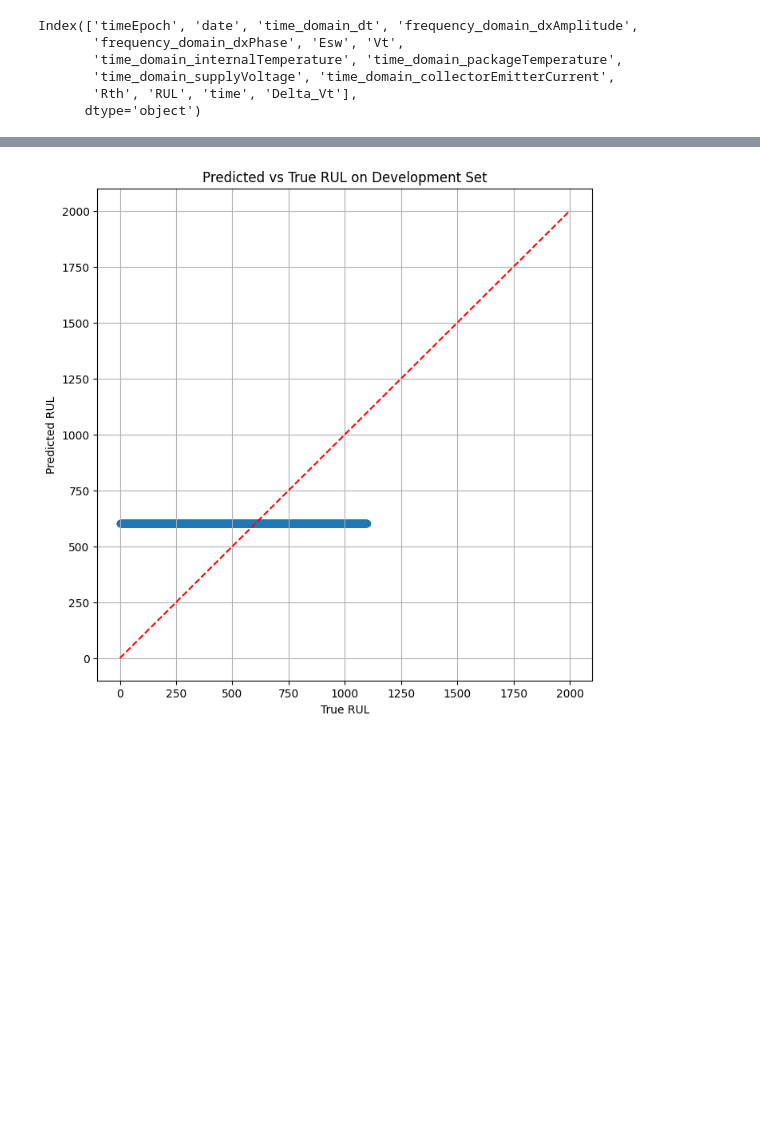
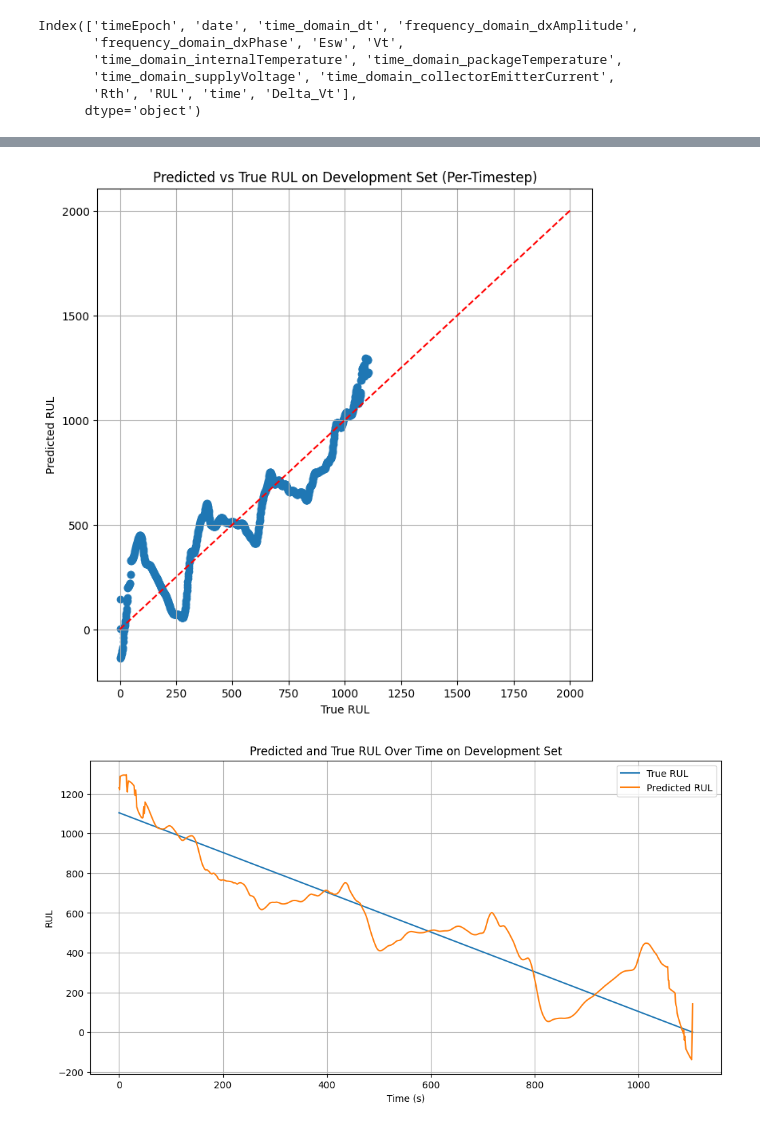
Before and after one commit to snorklerjoe/lifetime-prediction-machine-learning, a Jupyter notebook: model.ipynb, the cells around one changed output, grey strips where cells are left out. Drawn from its saved outputs; the diff is of its cells as text; code cells hidden in the pictures; blank space fills up the shorter version.

```diff
--- a/model.ipynb
+++ b/model.ipynb
@@ -81,12 +97,10 @@ class RULModel(torch.nn.Module):
     """ Contains a CNN fed by Esw, an LSTM fed by Rth and Vt, and a cross attention layer that combines the CNN and LSTM outputs to predict RUL. """
     def __init__(self, input_size: int, hidden_size: int, num_layers: int):
         super(RULModel, self).__init__()
-        self.cnnconv1=    torch.nn.Conv1d(in_channels=1, out_channels=hidden_size, kernel_size=7, padding='same', dilation=2)
-        self.cnnconv2=    torch.nn.Conv1d(in_channels=1, out_channels=hidden_size, kernel_size=5, padding='same')
+        self.cnnconv1=    torch.nn.Conv1d(in_channels=1, out_channels=hidden_size, kernel_size=7, padding='same', dilation=16)
+        self.cnnconv2=    torch.nn.Conv1d(in_channels=hidden_size, out_channels=hidden_size, kernel_size=5, padding='same')
         self.cnnrelu =    torch.nn.ReLU()
         self.cnnbn = torch.nn.BatchNorm1d(hidden_size)
-        # self.cnnpool =  torch.nn.AdaptiveAvgPool1d(1)
-        self.cnnpool =  torch.nn.AvgPool1d(kernel_size=4, stride=4)  # Downsample by a factor of 4 to reduce sequence length for attention
         self.lstm = torch.nn.LSTM(input_size=input_size, hidden_size=hidden_size, num_layers=num_layers, batch_first=True)
         self.attention = torch.nn.MultiheadAttention(embed_dim=hidden_size, num_heads=2, batch_first=True)
         self.fc = torch.nn.Linear(hidden_size, 1)
@@ -103,18 +117,16 @@ class RULModel(torch.nn.Module):
         cnn_out = self.cnnconv2(cnn_out)
         cnn_out = self.cnnrelu(cnn_out)
         cnn_out = self.cnnbn(cnn_out)
-        cnn_out = self.cnnpool(cnn_out).transpose(1,2)
+        cnn_out = cnn_out.transpose(1,2)  # (batch, seq_len, hidden_size)
 
         # LSTM branch for Rth and Vt
         lstm_out, _ = self.lstm(rth_vt)
 
         # Cross attention between CNN and LSTM outputs
-        attn_output, _ = self.attention(cnn_out, lstm_out,  lstm_out)
+        attn_output, _ = self.attention(cnn_out, lstm_out, lstm_out)
 
-        # Final RUL prediction
-        # rul_pred = self.fc(attn_output[:, 0, :])  # Want a scalar
-        rul_pred = self.fc(cnn_out)  # Want a scalar
-        # rul_pred = self.fc(lstm_out[:, 0, :])  # Want a scalar
+        # Final RUL prediction using fused attention output
+        rul_pred = self.fc(attn_output)  # Per-timestep predictions: (batch, seq_len, 1)
 
         return rul_pred
 # %%
@@ -241,33 +269,37 @@ plt.show()
 # %%
 # Plot estimated RUL vs true RUL for the development set
-
-data_pred = []
+# Evaluate on full sequence to get per-timestep predictions
 
 model.eval()
-# window_size = 1024
 with torch.no_grad():
-    # go through windows sequentially
-    # for start_idx in range(0, len(data_dev) - window_size):
-    for window_size in range(8, len(data_dev)):
-        start_idx = 0
-        data_dev_window = data_dev.iloc[start_idx:start_idx+window_size]
-        esw_dev = torch.tensor(data_dev_window['Esw'].values, dtype=torch.float32).unsqueeze(0).to(device)
-        rth_vt_dev = torch.tensor(data_dev_window[['Rth', 'Vt']].values, dtype=torch.float32).unsqueeze(0).to(device)
+    esw_dev = torch.tensor(data_dev['Esw'].values, dtype=torch.float32).unsqueeze(0).to(device)
+    rth_vt_dev = torch.tensor(data_dev[['Rth', 'Delta_Vt']].values, dtype=torch.float32).unsqueeze(0).to(device)
 
-        # esw_dev = torch.tensor(data_dev_window['Esw'].values, dtype=torch.float32).to(device)
-        # rth_vt_dev = torch.tensor(data_dev_window[['Rth', 'Vt']].values, dtype=torch.float32).to(device)
-        rul_dev = torch.tensor(data_dev_window.iloc[-1]['RUL'], dtype=torch.float32).to(device) / rul_scale  # Normalize RUL to be between 0 and 1
-        rul_pred_dev = model(esw_dev, rth_vt_dev)
-        data_pred += [(rul_dev.item() * rul_scale, rul_pred_dev.item() * rul_scale)]
+    rul_pred_dev = model(esw_dev, rth_vt_dev)  # (1, seq_len, 1)
+    rul_true_dev = data_dev['RUL'].values  # (seq_len,)
+    rul_pred_values = rul_pred_dev.squeeze().cpu().numpy() * rul_scale  # (seq_len,)
 
-# Plot
+# Plot - each point is a timestep
 plt.figure(figsize=(8, 8))
-plt.scatter([d[0] for d in data_pred], [d[1] for d in data_pred])
+plt.scatter(rul_true_dev, rul_pred_values)
 plt.plot([0, 2000], [0, 2000], 'r--')  # Line y=x for reference
 plt.xlabel("True RUL")
 plt.ylabel("Predicted RUL")
-plt.title("Predicted vs True RUL on Development Set")
+plt.title("Predicted vs True RUL on Development Set (Per-Timestep)")
 plt.grid()
 plt.show()
+
+
+# Also plot predicted and true side by side over time
+plt.figure(figsize=(12, 6))
+plt.plot(data_dev['time'], rul_true_dev, label="True RUL")
+plt.plot(data_dev['time'], rul_pred_values, label="Predicted RUL")
+plt.xlabel("Time (s)")
+plt.ylabel("RUL")
+plt.legend()
+plt.title("Predicted and True RUL Over Time on Development Set")
+plt.grid()
+plt.show()
 # %% [output]
-[figure, old version]
+[figure, new version]
+[figure, added]
```
Also changed, not shown: parts of 7 cells of this notebook.
